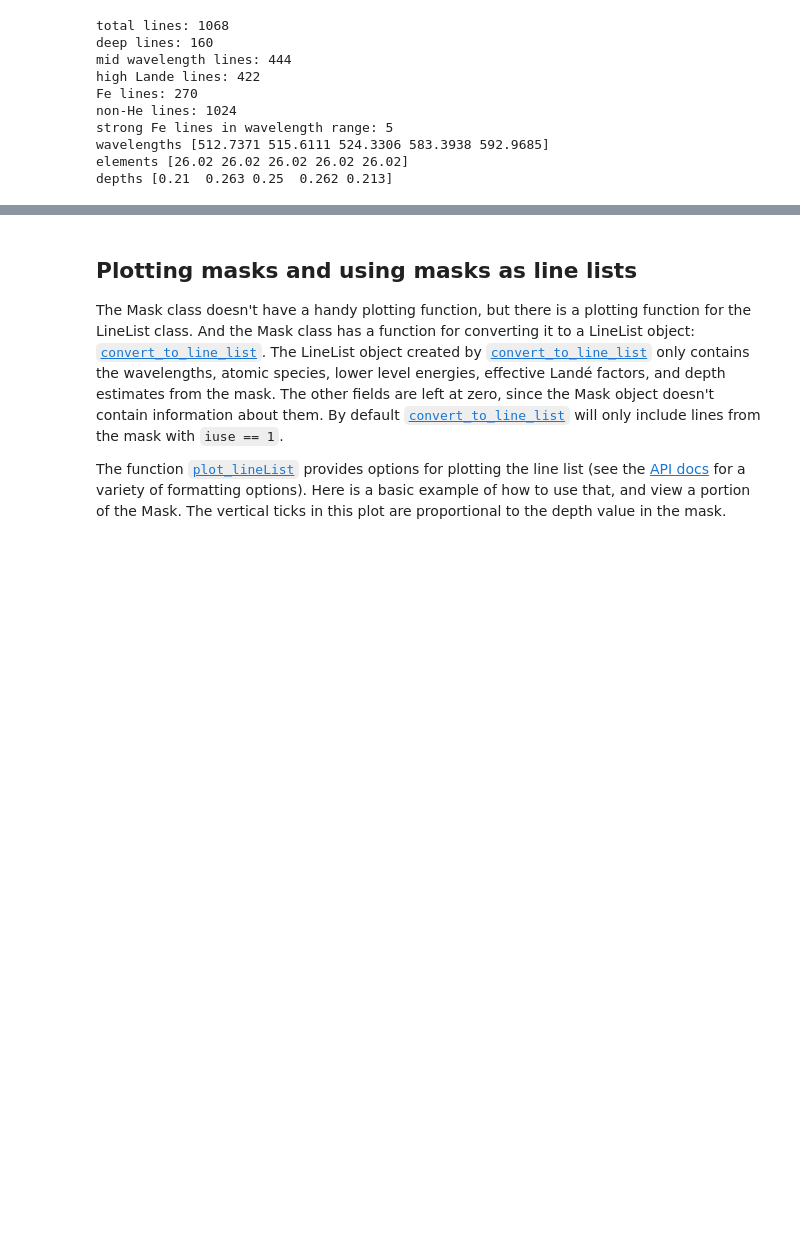
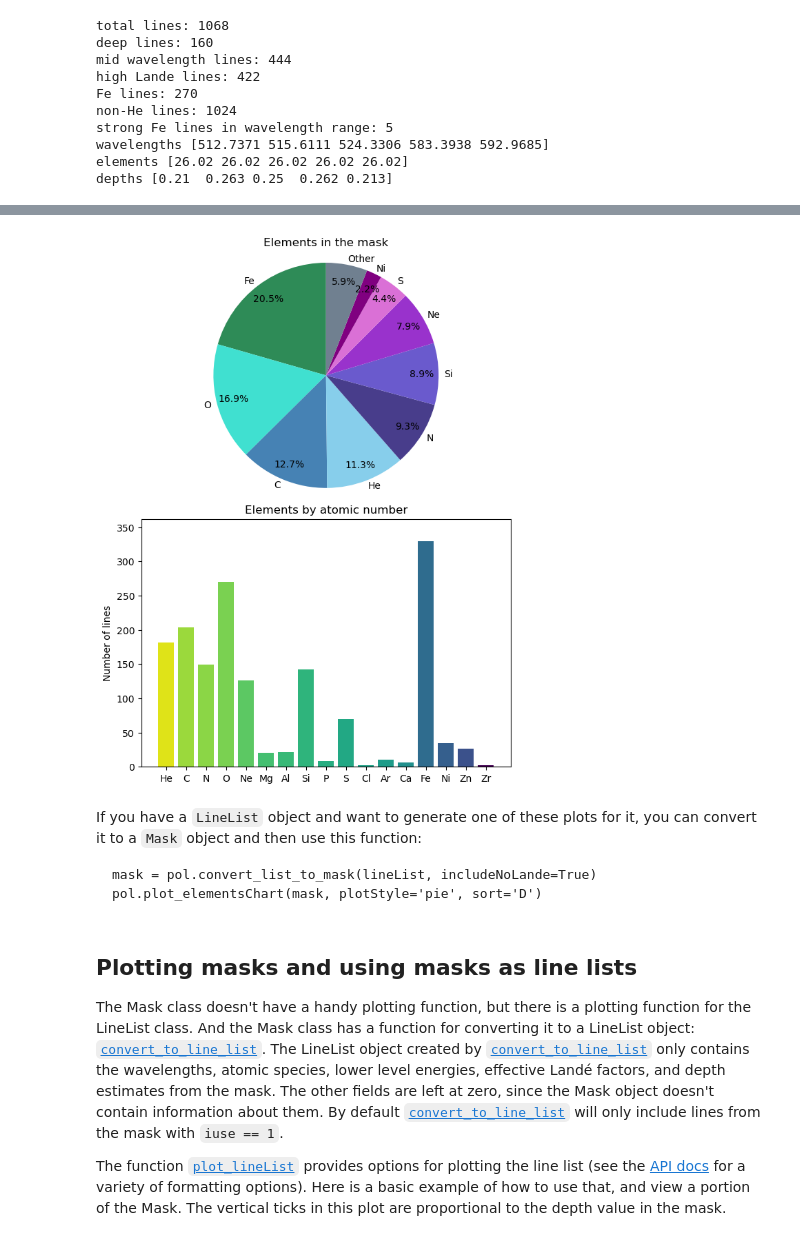
Before and after one commit to folsomcp/specpolFlow, a Jupyter notebook: docs-jb/Tutorials/3-MaskClass_Tutorial.ipynb, the cells around one changed output, grey strips where cells are left out. Drawn from its saved outputs; the diff is of its cells as text; code cells hidden in the pictures; blank space fills up the shorter version.

````diff
--- a/docs-jb/Tutorials/3-MaskClass_Tutorial.ipynb
+++ b/docs-jb/Tutorials/3-MaskClass_Tutorial.ipynb
@@ -199,3 +243,33 @@ depths [0.21  0.263 0.25  0.262 0.213]
+# %%
+import matplotlib as mpl
+
+# Make a set of axes to draw our figures in
+fig, axs = plt.subplots(2,1, layout='constrained', figsize=(6,8))
+# Generate the left panel figure
+fig1, ax1 = pol.plot_elementsChart(mask_clean, plotStyle='pie', sort='D', threshold=0.02, ax=axs[0],
+                                   colors=['seagreen', 'turquoise', 'steelblue', 'skyblue', 'darkslateblue',
+                                           'slateblue', 'darkorchid', 'orchid', 'purple', 'slategrey'])
+ax1.set_title('Elements in the mask')
+
+# Get a list of atomic numbers used in the mask
+atomicNums = np.unique(np.round(mask_clean.element))
+normalizedAtomicNums = atomicNums/np.max(atomicNums)
+
+# Generate the right panel, coloring by atomic number
+# (This works because we sort the bar plot by atomic number,
+#  and also provide colors in order of atomic number.)
+fig2, ax2 = pol.plot_elementsChart(mask_clean, plotStyle='bar', sort='Z', ax=axs[1],
+                                   colors=mpl.colormaps['viridis_r'](normalizedAtomicNums))
+ax2.set_title('Elements by atomic number')
+plt.show()
+# %% [output]
+[figure, added]
+# %% [markdown]
+If you have a `LineList` object and want to generate one of these plots for it, you can convert it to a `Mask` object and then use this function:
+```
+mask = pol.convert_list_to_mask(lineList, includeNoLande=True)
+pol.plot_elementsChart(mask, plotStyle='pie', sort='D')
+```
 # %% [markdown]
 ## Plotting masks and using masks as line lists
 
````
Also changed, not shown: parts of 5 cells of this notebook, 1 other file.
